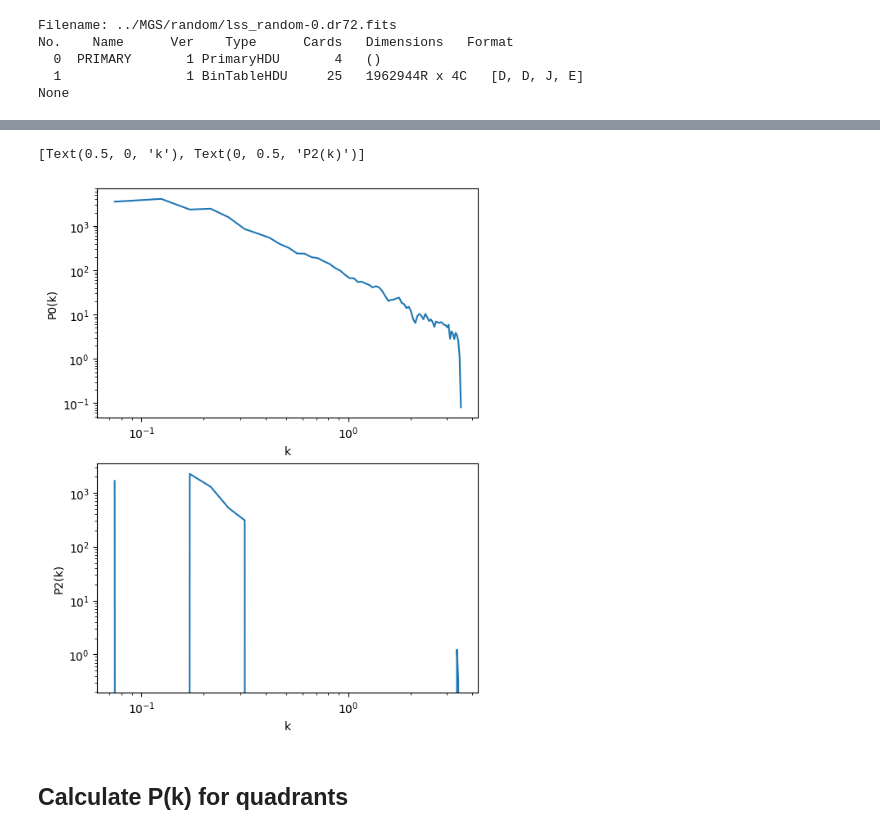
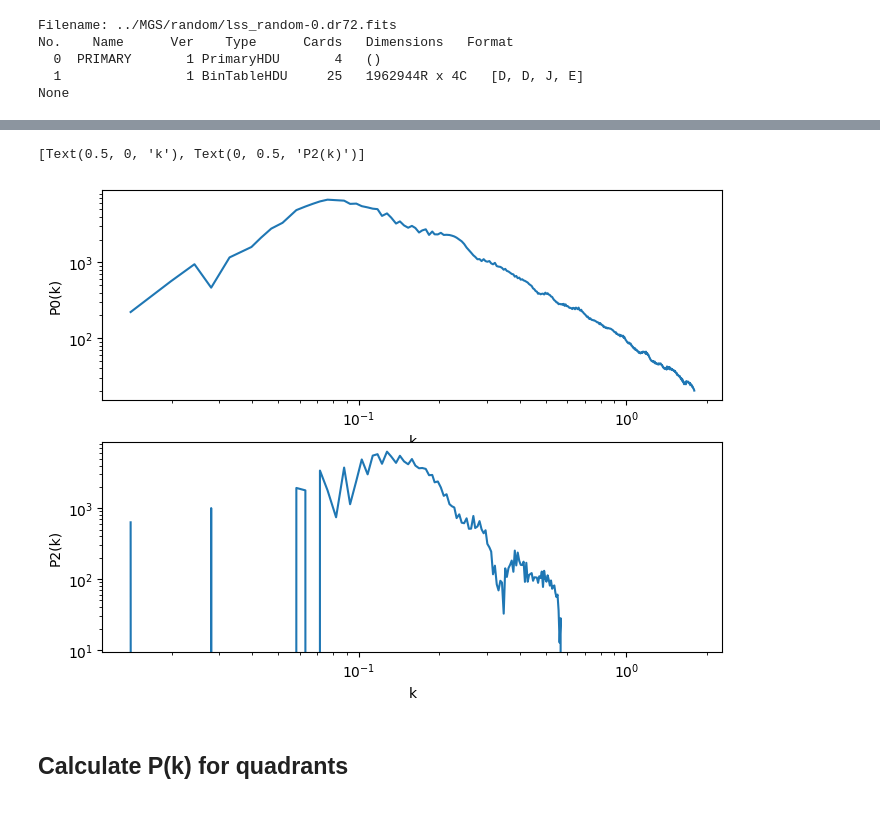
Before and after one commit to maho3/ltu-connect, a Jupyter notebook: sdss_mgs/explore_mgs.ipynb, the cells around one changed output, grey strips where cells are left out. Saved outputs shown, nothing was run; the diff lists cells and outputs as text; code cells hidden in the pictures.

```diff
--- a/sdss_mgs/explore_mgs.ipynb
+++ b/sdss_mgs/explore_mgs.ipynb
@@ -411,2 +336,2 @@ def calc_Pk(grdz, rrdz, fsky=fsky):
 # %%
-Pk0 = calc_Pk(grdz, rrdz, fsky=fsky)
+Pk0 = compute_Pk(grdz, rrdz, Planck15)
@@ -431,12 +338,14 @@ INFO:ConvolvedFFTPower:higher order multipoles computed in elapsed time 00:00:08
 # %%
-f, axs = plt.subplots(2, 1, figsize=(6, 8))
+k, p0k, p2k = Pk0[:3]
+
+f, axs = plt.subplots(2, 1, figsize=(8, 6))
 axs[0].loglog()
 axs[0].plot(k, p0k)
 axs[0].set(xlabel='k', ylabel='P0(k)')
 
 axs[1].loglog()
 axs[1].plot(k, p2k)
 axs[1].set(xlabel='k', ylabel='P2(k)')
 # %% [output]
 [Text(0.5, 0, 'k'), Text(0, 0.5, 'P2(k)')]
-[figure, old version]
+[figure, new version]
```
Also changed, not shown: parts of 20 cells of this notebook.
